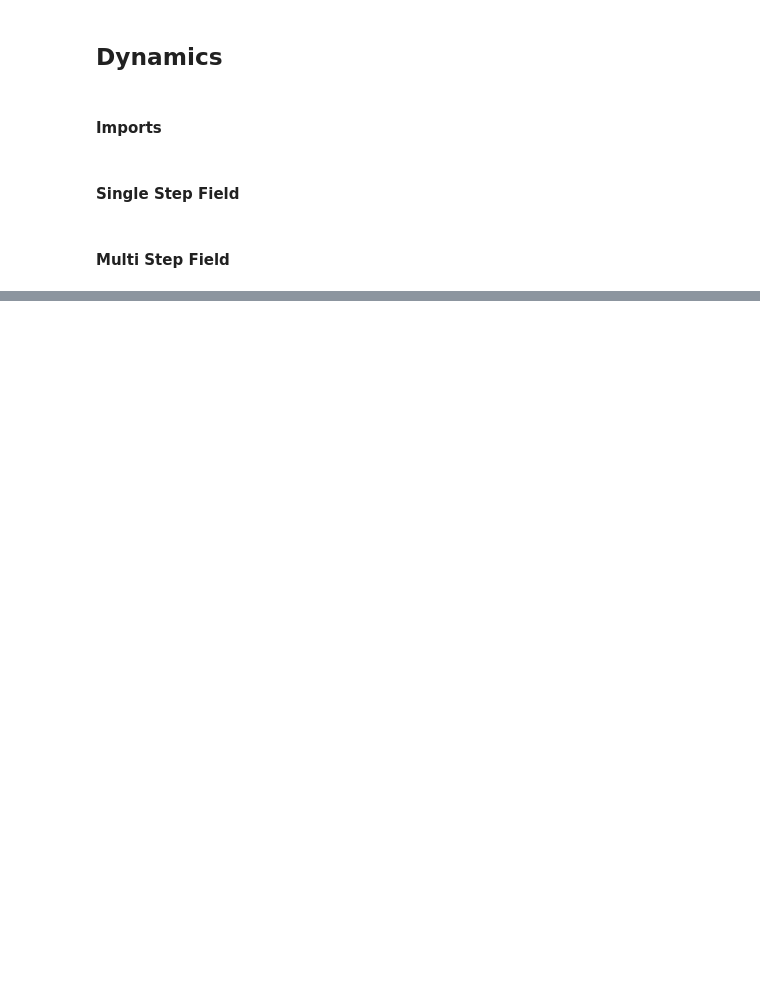
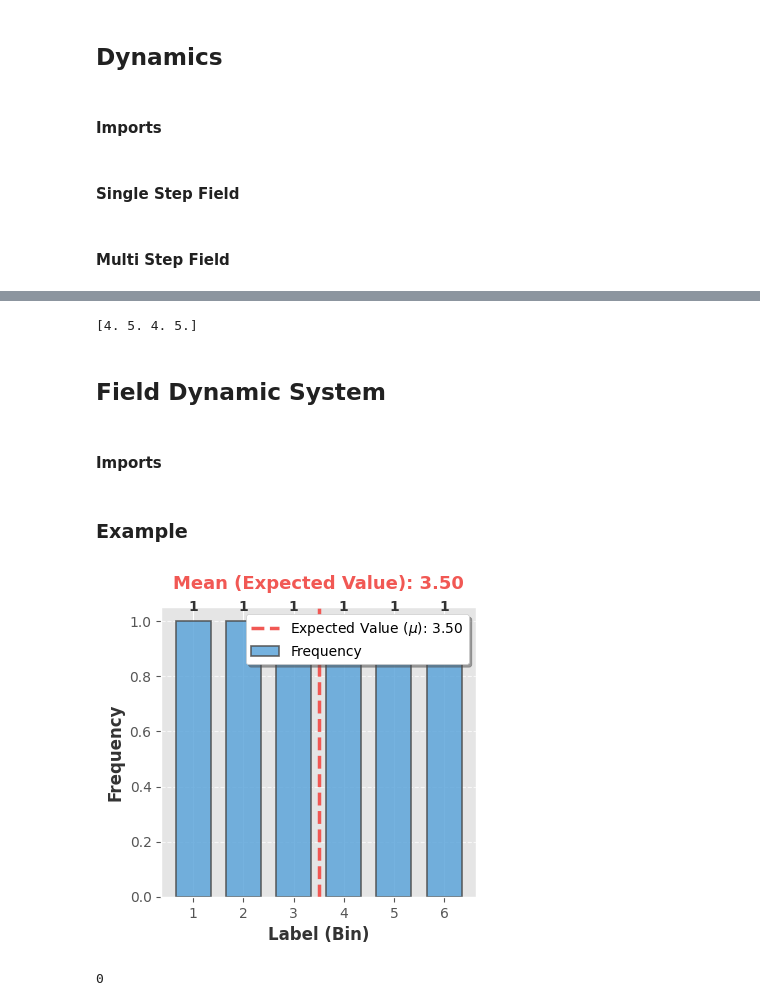
Before and after one commit to ckCrimson/Field_Dynamic_System, a Jupyter notebook: Research_paper_systems_implementation/random_dice_system_implementation/Random_Dice_System_—_A_Worked_Example_in_the_Field_Dynamic_Systems_Framework.ipynb, the cells around one changed output, grey strips where cells are left out. Drawn from its saved outputs; the diff is of its cells as text; code cells hidden in the pictures; blank space fills up the shorter version.

Commit message:
Random Dice System, Multi_step , FDS implementation

```diff
--- a/Research_paper_systems_implementation/random_dice_system_implementation/Random_Dice_System_—_A_Worked_Example_in_the_Field_Dynamic_Systems_Framework.ipynb
+++ b/Research_paper_systems_implementation/random_dice_system_implementation/Random_Dice_System_—_A_Worked_Example_in_the_Field_Dynamic_Systems_Framework.ipynb
@@ -180,6 +197,10 @@ class DiceStateSpace(DiscreteFiniteStatSpace):
     for s in self.get_all_states():
       output = output + f"{s.state} \n"
     return output
+
+  def get_size(self):
+    sids = self.ids_view()
+    return max(sids)+1
 # %% [markdown]
 #### Random Dice Reachable
 # %%
@@ -419,0 +575,16 @@ class DiceSingleStepField(SingleStepField):
+# %%
+initial_state = DiceState(np.zeros(4))
+bias_array=np.array([1,2,3,4])
+dice_single_step = DiceSingleStepField(6,4)
+dice_single_step_field = dice_single_step.build_single_step_field(initial_state)
+
+dice_multi_step_field_generator = DiceMultiStepField(6,4)
+dice_multi_step_field = dice_multi_step_field_generator.generate_multi_step_field(DiceStateSpace([initial_state],initial_state),initial_state,3)
+
+print(DiceOperator().get_next_state(dice_multi_step_field))
+# %% [output]
+[4. 5. 4. 5.]
+# %% [markdown]
+## Field Dynamic System
+# %% [markdown]
+#### Imports
@@ -419,0 +593,34 @@ class DiceSingleStepField(SingleStepField):
+# %%
+class RandomDiceFieldDynamicSystem(FieldDynamicSystem):
+  def __init__(self,initial_state: DiceState, field: RealField=None,
+               multiStepField: DiceMultiStepField=DiceMultiStepField(10,6,np.ones(6)),
+               reachable: DiceReachable=DiceReachable(10,6), operator: DiceOperator=DiceOperator(),
+               alpha:int=10,dice_numner:int=6,bias_array=np.ones(6)):
+               state_space = DiceStateSpace([initial_state],initial_state)
+               if field is None:
+                field=RealField(state_space, RealFieldValue.define_from_value(1))
+                self.alpa= alpha
+                self.dice_number = dice_numner
+                self.bias_array = bias_array
+               super().__init__(initial_state =initial_state , field=field,  multi_step_field= multiStepField, reachable=reachable,
+                 operator= operator,state_space = state_space)
+
+  def multi_step_field_generator(self, steps:int, curr_state: DiceState=None ,**params) -> RealField:
+    return self.multi_step_field.generate_multi_step_field(self.state_space,self.initial_state,steps)
+
+  def show_bias_vector(self):
+    bias_state =  DiceState(self.bias_array)
+    bias_state.show()
+
+  def show_initial_state(self):
+    self.inital_state.show()
+# %% [markdown]
+### Example
+# %%
+initial_state = DiceState(np.zeros(6))
+random_dice_fds = RandomDiceFieldDynamicSystem(initial_state)
+random_dice_fds.show_bias_vector()
+print(initial_state.get_mean())
+# %% [output]
+[figure, added]
+0
```
Also changed, not shown: parts of 14 cells of this notebook.
